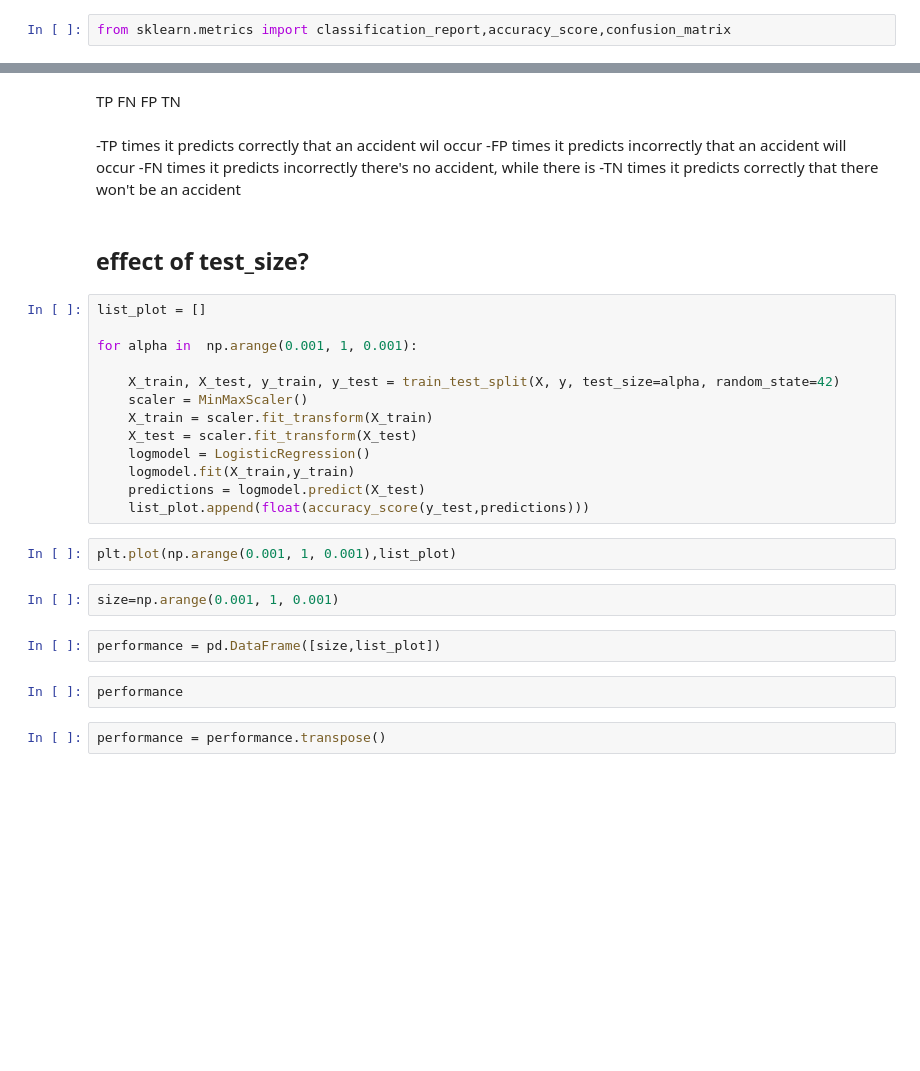
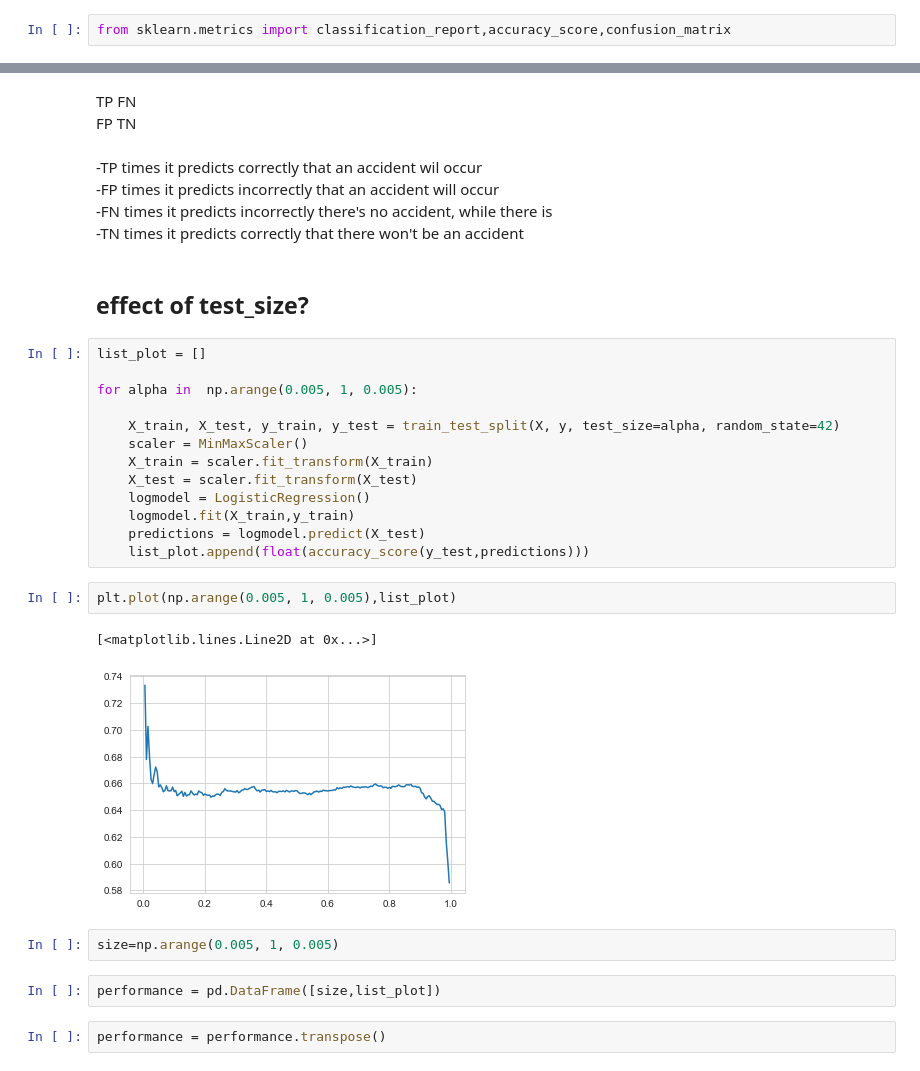
Before and after one commit to rluyck/Road_accidents_Belgium, a Jupyter notebook: Road_accidents_model.ipynb, the cells around one changed output, grey strips where cells are left out. Saved outputs shown, nothing was run; the diff lists cells and outputs as text; blank space fills up the shorter version.

```diff
--- a/Road_accidents_model.ipynb
+++ b/Road_accidents_model.ipynb
@@ -480,17 +507,17 @@ print(confusion_matrix(y_test,predictions))
 # %% [markdown]
- TP   FN
- FP   TN
+ TP   FN<br>
+ FP   TN<br>
 # %% [markdown]
--TP times it predicts correctly that an accident wil occur
--FP times it predicts incorrectly that an accident will occur
--FN times it predicts incorrectly there's no accident, while there is
--TN times it predicts correctly that there won't be an accident
+-TP times it predicts correctly that an accident wil occur<br>
+-FP times it predicts incorrectly that an accident will occur<br>
+-FN times it predicts incorrectly there's no accident, while there is<br>
+-TN times it predicts correctly that there won't be an accident<br>
 # %% [markdown]
 ## effect of test_size?
 # %%
 list_plot = []
 
-for alpha in  np.arange(0.001, 1, 0.001):
+for alpha in  np.arange(0.005, 1, 0.005):
 
     X_train, X_test, y_train, y_test = train_test_split(X, y, test_size=alpha, random_state=42)
     scaler = MinMaxScaler()
@@ -501,13 +528,14 @@ for alpha in  np.arange(0.001, 1, 0.001):
     predictions = logmodel.predict(X_test)
     list_plot.append(float(accuracy_score(y_test,predictions)))
 # %%
-plt.plot(np.arange(0.001, 1, 0.001),list_plot)
+plt.plot(np.arange(0.005, 1, 0.005),list_plot)
+# %% [output]
+[<matplotlib.lines.Line2D at 0x...>]
+[figure, added]
 # %%
-size=np.arange(0.001, 1, 0.001)
+size=np.arange(0.005, 1, 0.005)
 # %%
 performance = pd.DataFrame([size,list_plot])
-# %%
-performance
 # %%
 performance = performance.transpose()
 # %%
```
Also changed, not shown: parts of 48 cells of this notebook.
